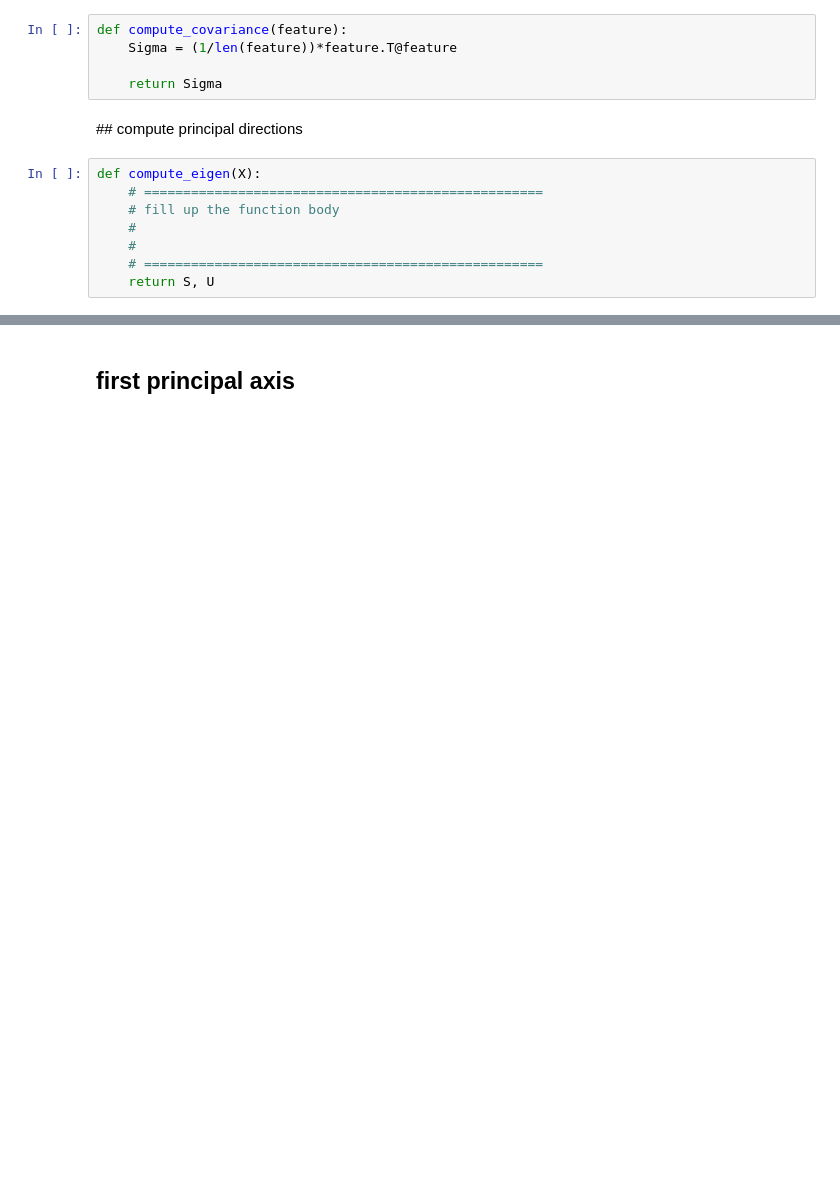
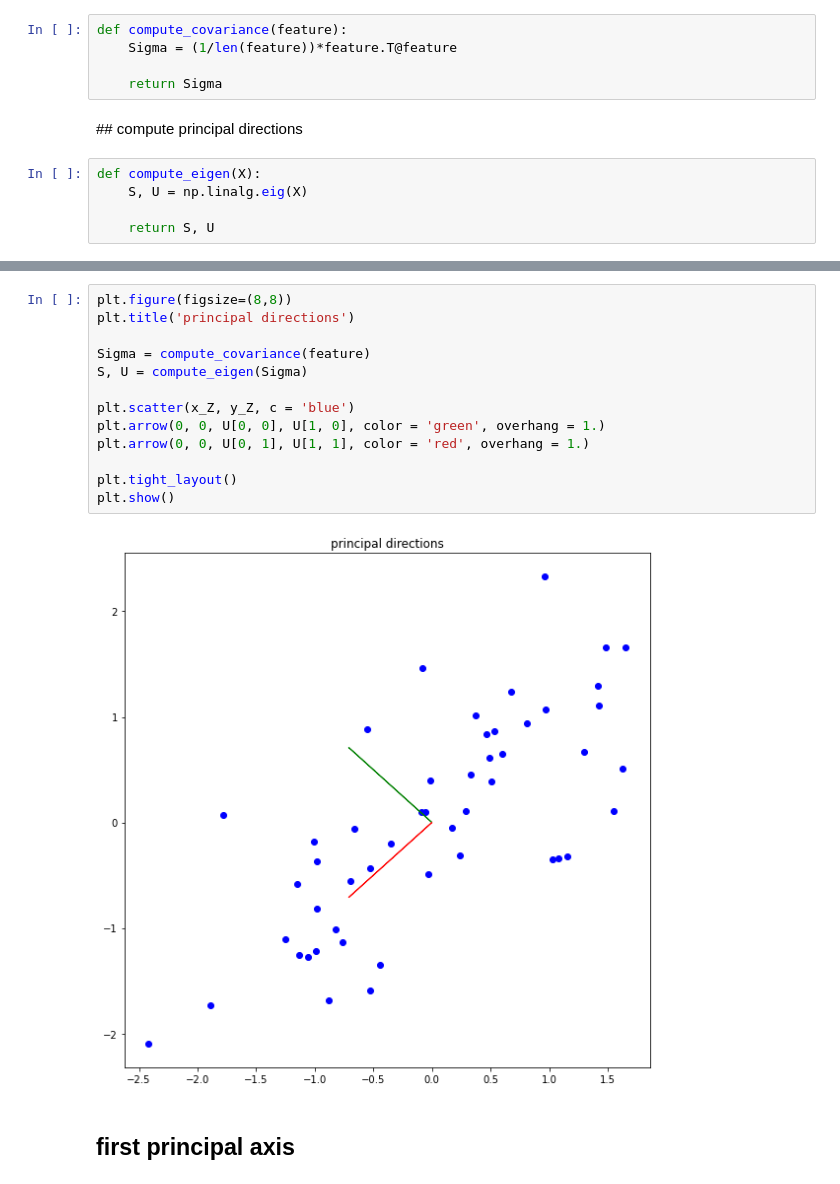
Before and after one commit to sejongpyo/Studies, a Jupyter notebook: 12/assignment_12.ipynb, the cells around one changed output, grey strips where cells are left out. Saved outputs shown, nothing was run; the diff lists cells and outputs as text; blank space fills up the shorter version.

Commit message:
compute_eigen

```diff
--- a/12/assignment_12.ipynb
+++ b/12/assignment_12.ipynb
@@ -68,9 +68,6 @@ def compute_covariance(feature):
 ## compute principal directions
 # %%
 def compute_eigen(X):
-    # ===================================================
-    # fill up the function body
-    #
-    #
-    # ===================================================
+    S, U = np.linalg.eig(X)
+
     return S, U
@@ -89,3 +84,18 @@ plt.show()
+# %%
+plt.figure(figsize=(8,8))
+plt.title('principal directions')
+
+Sigma = compute_covariance(feature)
+S, U = compute_eigen(Sigma)
+
+plt.scatter(x_Z, y_Z, c = 'blue')
+plt.arrow(0, 0, U[0, 0], U[1, 0], color = 'green', overhang = 1.)
+plt.arrow(0, 0, U[0, 1], U[1, 1], color = 'red', overhang = 1.)
+
+plt.tight_layout()
+plt.show()
+# %% [output]
+[figure, added]
 # %% [markdown]
 ## first principal axis
 # %%
```
Also changed, not shown: parts of 2 cells of this notebook.
